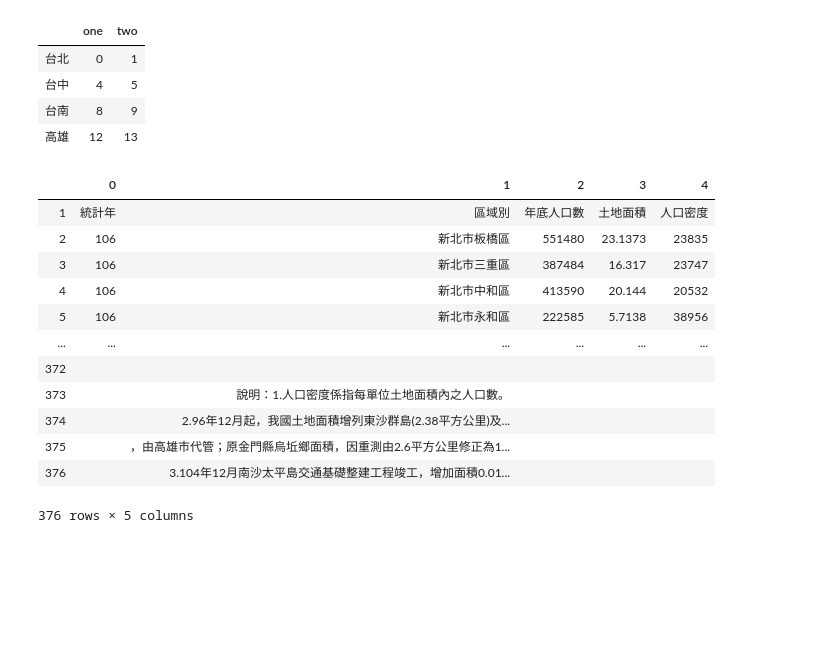
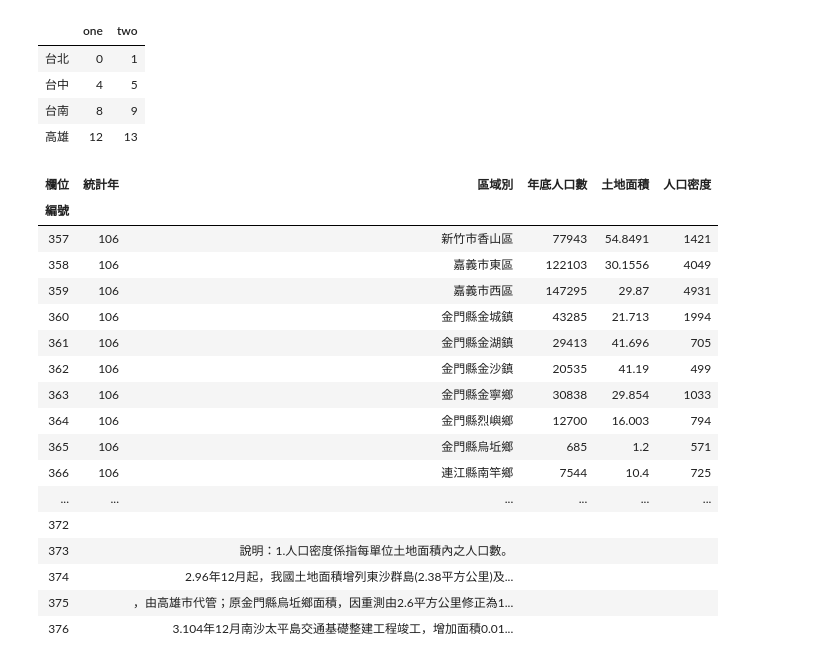
Before and after one commit to a29571508/PythonForDataAnalysis, a Jupyter notebook: 上課內容/sample23.ipynb, the cells around one changed output. Saved outputs shown, nothing was run; the diff lists cells and outputs as text; code cells hidden in the pictures; blank space fills up the shorter version.

```diff
--- a/上課內容/sample23.ipynb
+++ b/上課內容/sample23.ipynb
@@ -285,22 +285,31 @@ data.iloc[:,:2]
 # %%
 import csv
 with open('各鄉鎮市區人口密度.csv','r',encoding='utf-8') as file:
     reader = csv.reader(file)
     dataList=list(reader)
 dataFrame = pd.DataFrame(dataList)
 dataFrame=dataFrame.drop(0)
-dataFrame
+dataFrame.columns = dataFrame.loc[1]
+dataFrame.columns.name = '欄位'
+dataFrame.index.name = '編號'
+#dataFrame[-20:]
+dataFrame.drop([])
 # %% [output]
-|  | 0 | 1 | 2 | 3 | 4 |
-| 1 | 統計年 | 區域別 | 年底人口數 | 土地面積 | 人口密度 |
-| 2 | 106 | 新北市板橋區 | 551480 | 23.1373 | 23835 |
-| 3 | 106 | 新北市三重區 | 387484 | 16.317 | 23747 |
-| 4 | 106 | 新北市中和區 | 413590 | 20.144 | 20532 |
-| 5 | 106 | 新北市永和區 | 222585 | 5.7138 | 38956 |
+| 欄位 | 統計年 | 區域別 | 年底人口數 | 土地面積 | 人口密度 |
+| 編號 |  |  |  |  |  |
+| 357 | 106 | 新竹市香山區 | 77943 | 54.8491 | 1421 |
+| 358 | 106 | 嘉義市東區 | 122103 | 30.1556 | 4049 |
+| 359 | 106 | 嘉義市西區 | 147295 | 29.87 | 4931 |
+| 360 | 106 | 金門縣金城鎮 | 43285 | 21.713 | 1994 |
+| 361 | 106 | 金門縣金湖鎮 | 29413 | 41.696 | 705 |
+| 362 | 106 | 金門縣金沙鎮 | 20535 | 41.19 | 499 |
+| 363 | 106 | 金門縣金寧鄉 | 30838 | 29.854 | 1033 |
+| 364 | 106 | 金門縣烈嶼鄉 | 12700 | 16.003 | 794 |
+| 365 | 106 | 金門縣烏坵鄉 | 685 | 1.2 | 571 |
+| 366 | 106 | 連江縣南竿鄉 | 7544 | 10.4 | 725 |
 | ... | ... | ... | ... | ... | ... |
 | 372 |  |  |  |  |  |
 | 373 |  | 說明：1.人口密度係指每單位土地面積內之人口數。 |  |  |  |
 | 374 |  | 2.96年12月起，我國土地面積增列東沙群島(2.38平方公里)及... |  |  |  |
 | 375 |  | ，由高雄市代管；原金門縣烏坵鄉面積，因重測由2.6平方公里修正為1... |  |  |  |
 | 376 |  | 3.104年12月南沙太平島交通基礎整建工程竣工，增加面積0.01... |  |  |  |
-376 rows × 5 columns
```
